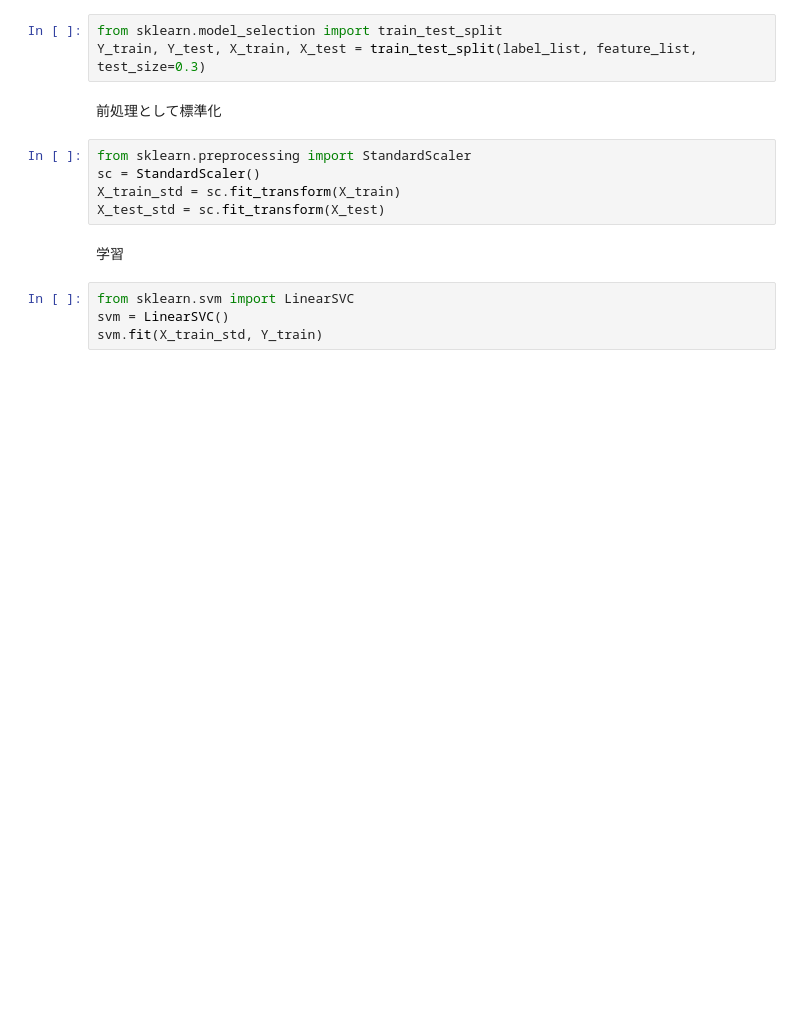
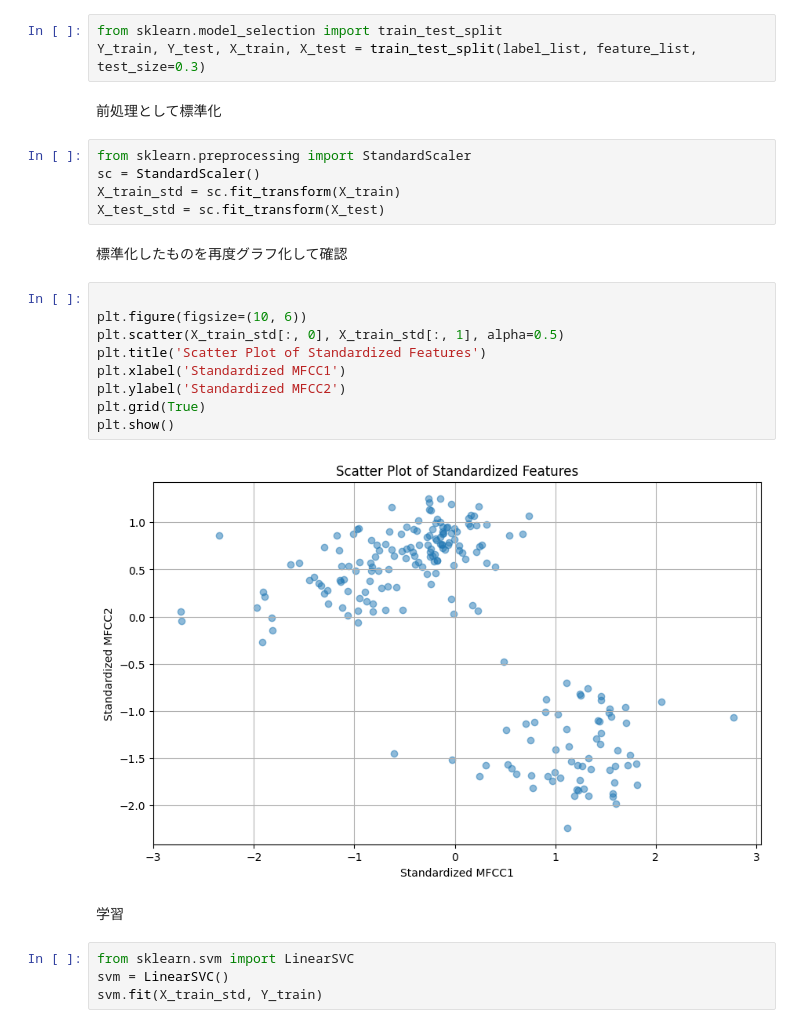
Before and after one commit to tsunufu/emotionJudgment, a Jupyter notebook: emotionJudgement.ipynb, the cells around one changed output. Cells and saved outputs as stored; diff of their text form; blank space fills up the shorter version.

```diff
--- a/emotionJudgement.ipynb
+++ b/emotionJudgement.ipynb
@@ -38,6 +77,19 @@ from sklearn.preprocessing import StandardScaler
 sc = StandardScaler()
 X_train_std = sc.fit_transform(X_train)
 X_test_std = sc.fit_transform(X_test)
+# %% [markdown]
+標準化したものを再度グラフ化して確認
+# %%
+
+plt.figure(figsize=(10, 6))
+plt.scatter(X_train_std[:, 0], X_train_std[:, 1], alpha=0.5)
+plt.title('Scatter Plot of Standardized Features')
+plt.xlabel('Standardized MFCC1')
+plt.ylabel('Standardized MFCC2')
+plt.grid(True)
+plt.show()
+# %% [output]
+[figure, added]
 # %% [markdown]
 学習
 # %%
```
Also changed, not shown: parts of 7 cells of this notebook.
